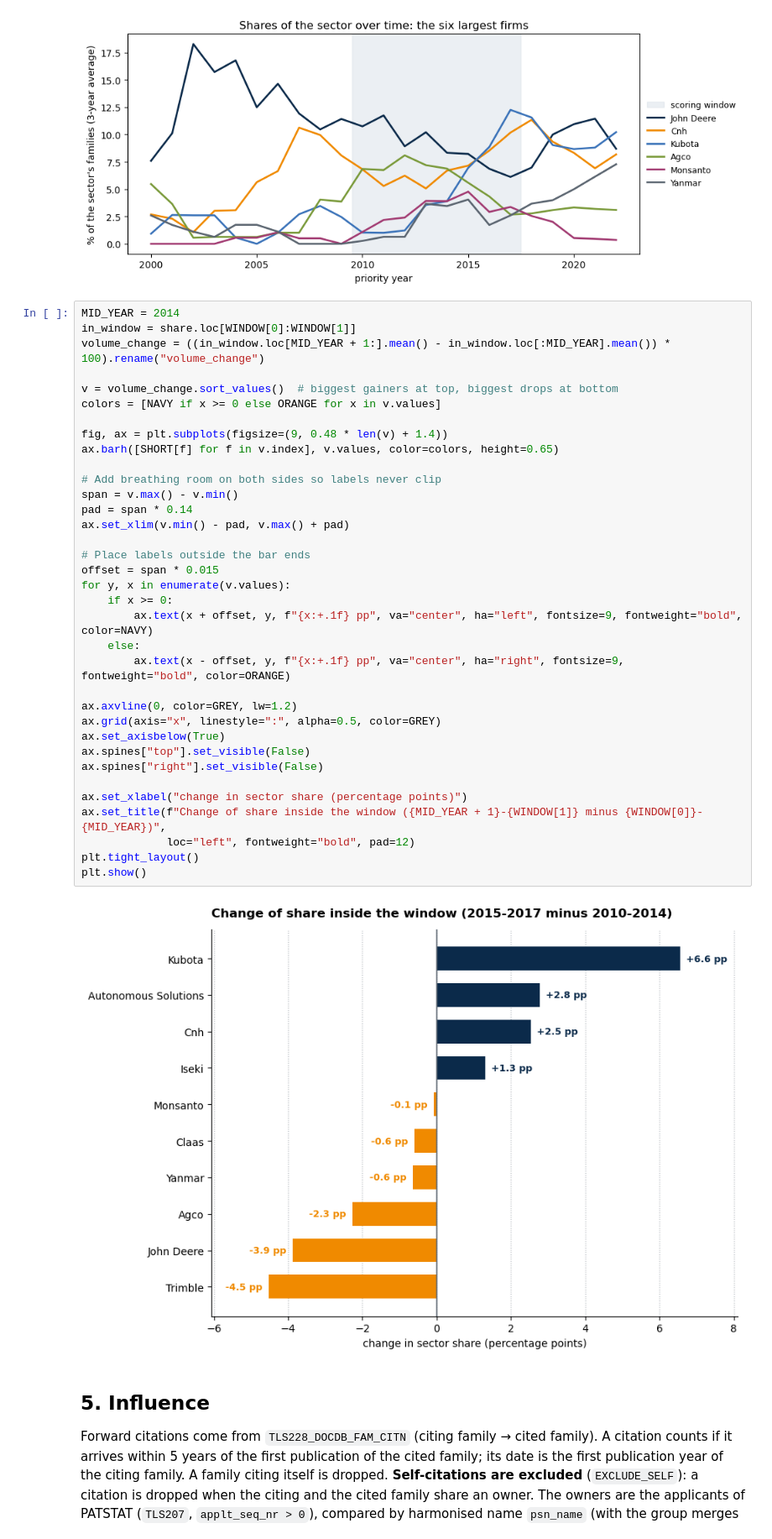
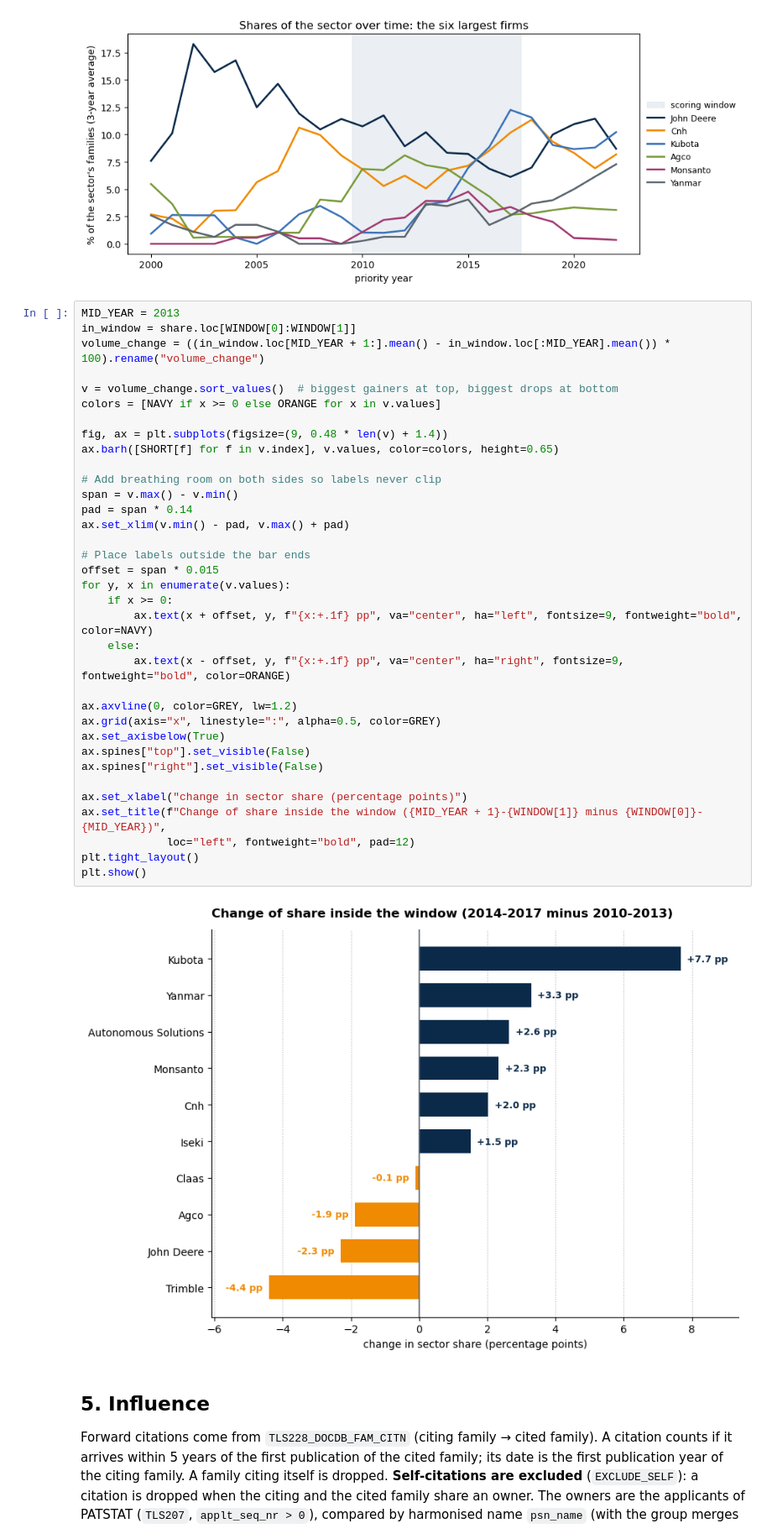
Before and after one commit to AriGBi/team-38-PrecisionAgriculture, a Jupyter notebook: notebooks/Step3_v3_2017.ipynb, the cells around one changed output. Shown at 84% size. Cells and saved outputs as stored; diff of their text form.

```diff
--- a/notebooks/Step3_v3_2017.ipynb
+++ b/notebooks/Step3_v3_2017.ipynb
@@ -288,7 +288,7 @@ plt.show()
 # %% [output]
 [figure]
 # %%
-MID_YEAR = 2014
+MID_YEAR = 2013
 in_window = share.loc[WINDOW[0]:WINDOW[1]]
 volume_change = ((in_window.loc[MID_YEAR + 1:].mean() - in_window.loc[:MID_YEAR].mean()) * 100).rename("volume_change")
 
@@ -296,34 +296,34 @@ v = volume_change.sort_values()  # biggest gainers at top, biggest drops at bott
 colors = [NAVY if x >= 0 else ORANGE for x in v.values]
 
 fig, ax = plt.subplots(figsize=(9, 0.48 * len(v) + 1.4))
 ax.barh([SHORT[f] for f in v.index], v.values, color=colors, height=0.65)
 
 # Add breathing room on both sides so labels never clip
 span = v.max() - v.min()
 pad = span * 0.14
 ax.set_xlim(v.min() - pad, v.max() + pad)
 
 # Place labels outside the bar ends
 offset = span * 0.015
 for y, x in enumerate(v.values):
     if x >= 0:
         ax.text(x + offset, y, f"{x:+.1f} pp", va="center", ha="left", fontsize=9, fontweight="bold", color=NAVY)
     else:
         ax.text(x - offset, y, f"{x:+.1f} pp", va="center", ha="right", fontsize=9, fontweight="bold", color=ORANGE)
 
 ax.axvline(0, color=GREY, lw=1.2)
 ax.grid(axis="x", linestyle=":", alpha=0.5, color=GREY)
 ax.set_axisbelow(True)
 ax.spines["top"].set_visible(False)
 ax.spines["right"].set_visible(False)
 
 ax.set_xlabel("change in sector share (percentage points)")
 ax.set_title(f"Change of share inside the window ({MID_YEAR + 1}-{WINDOW[1]} minus {WINDOW[0]}-{MID_YEAR})",
              loc="left", fontweight="bold", pad=12)
 plt.tight_layout()
 plt.show()
 # %% [output]
-[figure, old version]
+[figure, new version]
 # %% [markdown]
 ## 5. Influence
 
```
Also changed, not shown: parts of 9 cells of this notebook, 1 other file.
